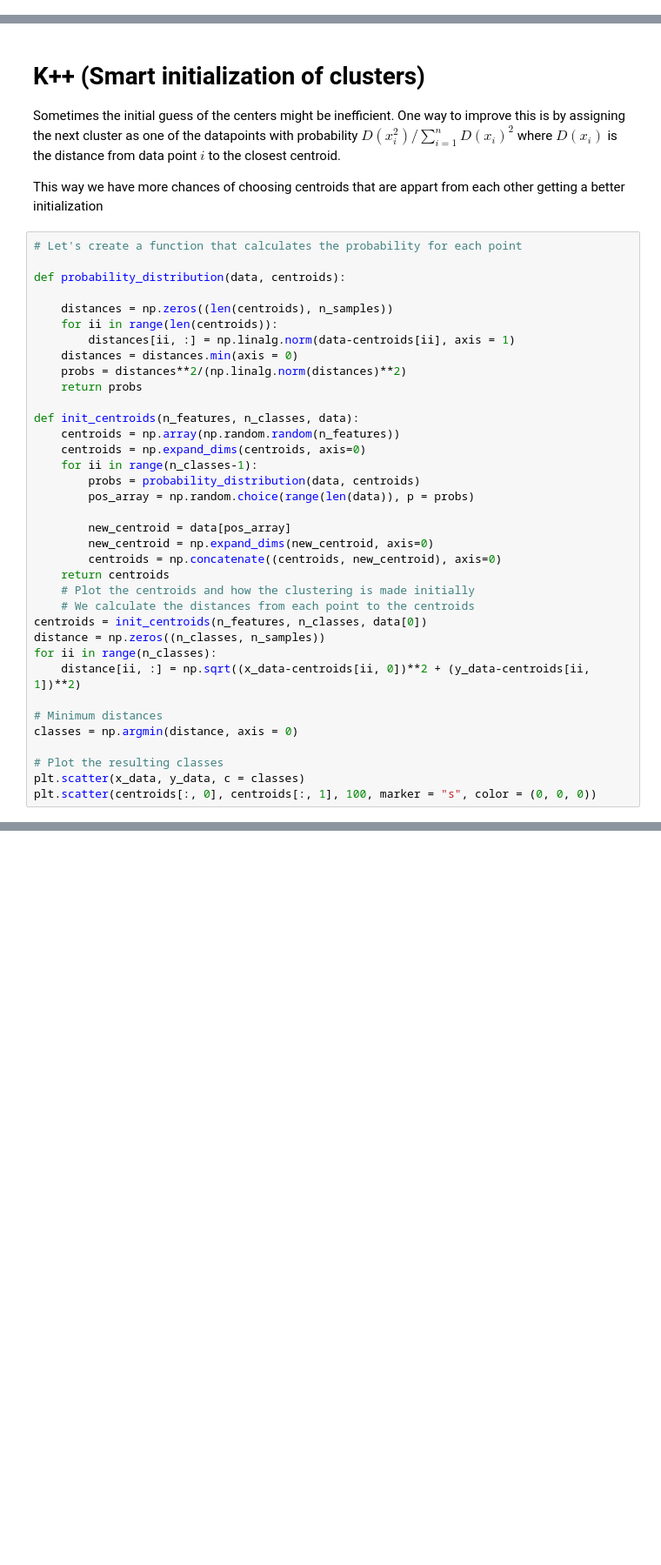
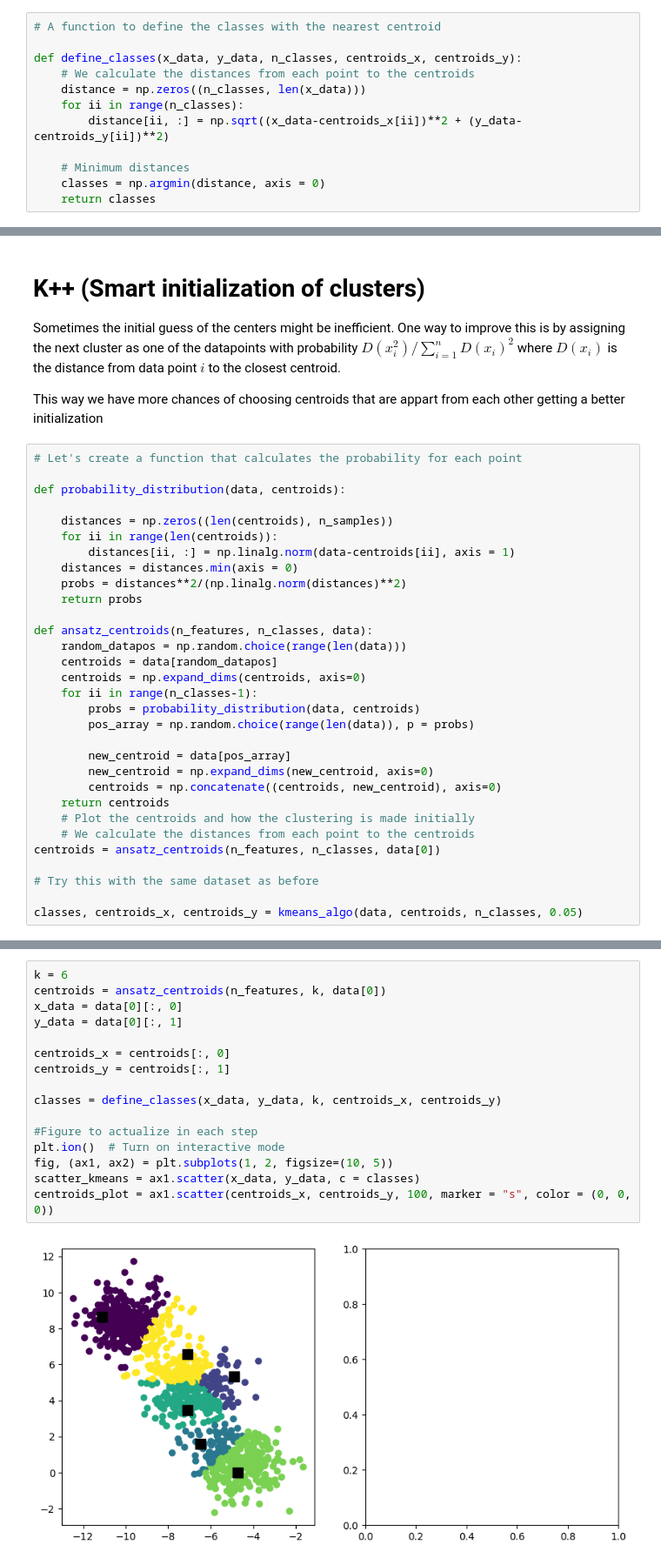
Before and after one commit to GJRangel/Machine-Learning-Certificate, a Jupyter notebook: Learning Codes/K-mean Clustering.ipynb, the cells around one changed output, grey strips where cells are left out. Shown at 87% size. Saved outputs shown, nothing was run; the diff lists cells and outputs as text; blank space fills up the shorter version.

```diff
--- a/Learning Codes/K-mean Clustering.ipynb
+++ b/Learning Codes/K-mean Clustering.ipynb
@@ -170 +184,13 @@ Create random centroids of clusters
+# %%
+# A function to define the classes with the nearest centroid
+
+def define_classes(x_data, y_data, n_classes, centroids_x, centroids_y):
+    # We calculate the distances from each point to the centroids
+    distance = np.zeros((n_classes, len(x_data)))
+    for ii in range(n_classes):
+        distance[ii, :] = np.sqrt((x_data-centroids_x[ii])**2 + (y_data-centroids_y[ii])**2)
+
+    # Minimum distances
+    classes = np.argmin(distance, axis = 0)
+    return classes
 # %%
@@ -302,8 +292,9 @@ def probability_distribution(data, centroids):
     probs = distances**2/(np.linalg.norm(distances)**2)
     return probs
 
-def init_centroids(n_features, n_classes, data):
-    centroids = np.array(np.random.random(n_features))
+def ansatz_centroids(n_features, n_classes, data):
+    random_datapos = np.random.choice(range(len(data)))
+    centroids = data[random_datapos]
     centroids = np.expand_dims(centroids, axis=0)
     for ii in range(n_classes-1):
         probs = probability_distribution(data, centroids)
@@ -315,15 +306,9 @@ def init_centroids(n_features, n_classes, data):
     return centroids
     # Plot the centroids and how the clustering is made initially
     # We calculate the distances from each point to the centroids
-centroids = init_centroids(n_features, n_classes, data[0])
-distance = np.zeros((n_classes, n_samples))
-for ii in range(n_classes):
-    distance[ii, :] = np.sqrt((x_data-centroids[ii, 0])**2 + (y_data-centroids[ii, 1])**2)
+centroids = ansatz_centroids(n_features, n_classes, data[0])
 
-# Minimum distances
-classes = np.argmin(distance, axis = 0)
+# Try this with the same dataset as before
 
-# Plot the resulting classes
-plt.scatter(x_data, y_data, c = classes)
-plt.scatter(centroids[:, 0], centroids[:, 1], 100, marker = "s", color = (0, 0, 0))
+classes, centroids_x, centroids_y = kmeans_algo(data, centroids, n_classes, 0.05)
 # %% [output]
@@ -359,3 +339,21 @@ def inertia_fun(data, centroids, classes):
 
 def distortion(data, centroids, classes):
     return inertia_fun(data, centroids, classes)/len(data)
+# %%
+k = 6
+centroids = ansatz_centroids(n_features, k, data[0])
+x_data = data[0][:, 0]
+y_data = data[0][:, 1]
+
+centroids_x = centroids[:, 0]
+centroids_y = centroids[:, 1]
+
+classes = define_classes(x_data, y_data, k, centroids_x, centroids_y)
+
+#Figure to actualize in each step
+plt.ion()  # Turn on interactive mode
+fig, (ax1, ax2) = plt.subplots(1, 2, figsize=(10, 5))
+scatter_kmeans = ax1.scatter(x_data, y_data, c = classes)
+centroids_plot = ax1.scatter(centroids_x, centroids_y, 100, marker = "s", color = (0, 0, 0))
+# %% [output]
+[figure, added]
```
Also changed, not shown: parts of 18 cells of this notebook.
